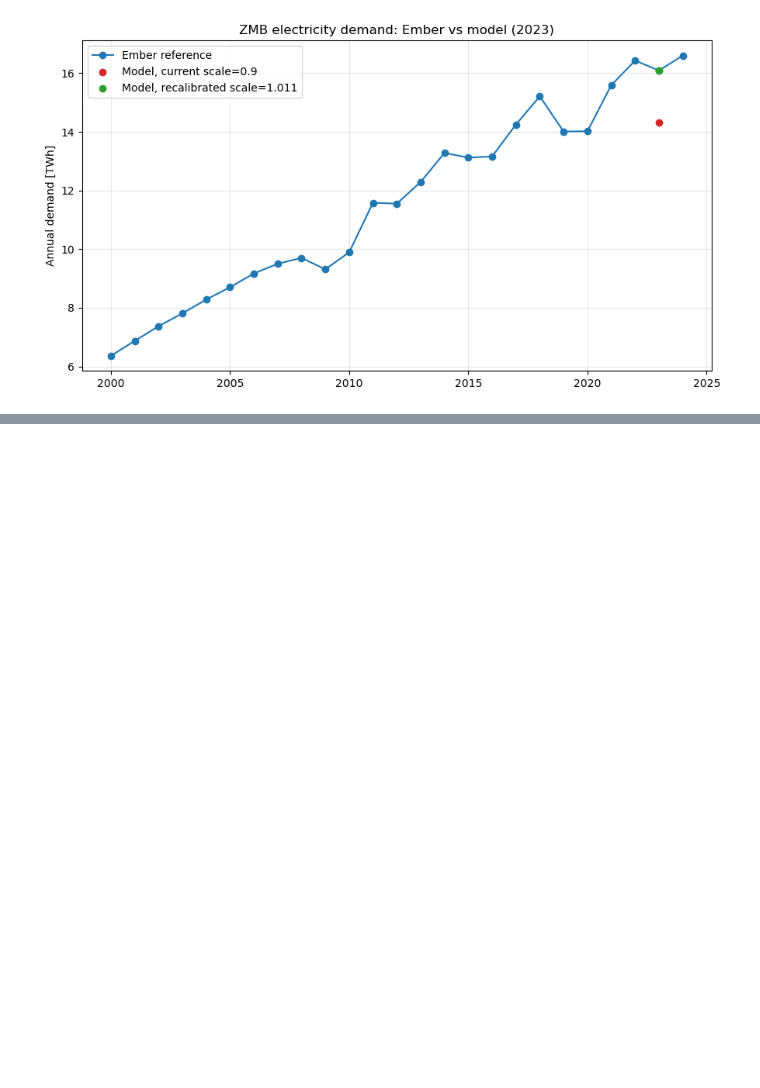
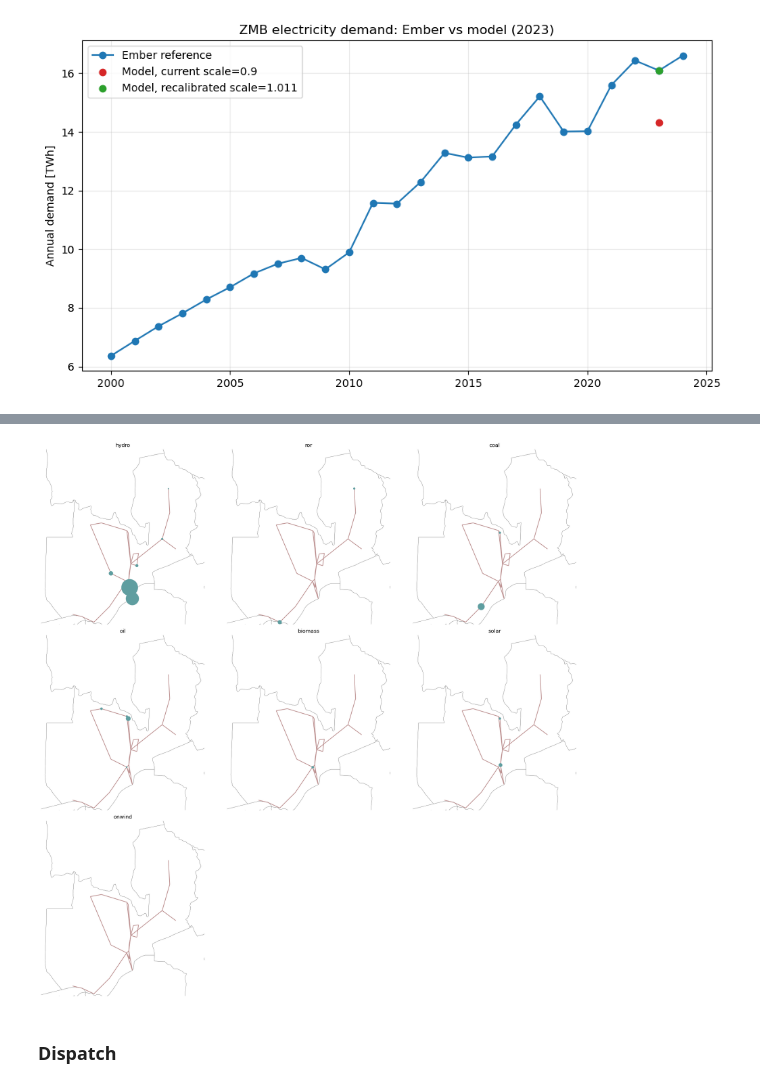
Before and after one commit to open-energy-transition/zambia-dev-notebooks, a Jupyter notebook: load_scale_calibration.ipynb, the cells around one changed output, grey strips where cells are left out. Drawn from its saved outputs; the diff is of its cells as text; code cells hidden in the pictures; blank space fills up the shorter version.

```diff
--- a/load_scale_calibration.ipynb
+++ b/load_scale_calibration.ipynb
@@ -122,0 +186,44 @@ plt.show()
+# %%
+techs = ["hydro", "ror", "coal", "oil", "biomass", "solar", "onwind"]
+
+n_graphs = len(techs)
+n_cols = 3
+if n_graphs % n_cols == 0:
+    n_rows = n_graphs // n_cols
+else:
+    n_rows = n_graphs // n_cols + 1
+
+
+fig, axes = plt.subplots(
+    nrows=n_rows, ncols=n_cols, subplot_kw={"projection": ccrs.EqualEarth()}
+)
+size = 6
+fig.set_size_inches(size * n_cols, size * n_rows)
+axes = axes.flatten()
+
+for i, tech in enumerate(techs):
+    ax = axes[i]
+    if tech in n.storage_units.carrier.unique():
+        units = n.storage_units[n.storage_units.carrier == tech]
+    else:
+        units = n.generators[n.generators.carrier == tech]
+    tech_distribution = (
+        units.groupby("bus")["p_nom"].sum().reindex(n.buses.index, fill_value=0)
+    )
+    n.plot(ax=ax, bus_sizes=tech_distribution / 6000)
+    ax.set_title(tech)
+
+    ax.set_extent(
+        #[21.5, 34.0, -18.0, -8.0],
+        [21.8, 33.8, -18.0, -8.0],
+        crs=ccrs.PlateCarree(),
+    )
+
+for j in range(len(techs), len(axes)):
+    fig.delaxes(axes[j])
+
+fig.tight_layout()
+# %% [output]
+[figure, added]
+# %% [markdown]
+### Dispatch
```
Also changed, not shown: parts of 34 cells of this notebook.
